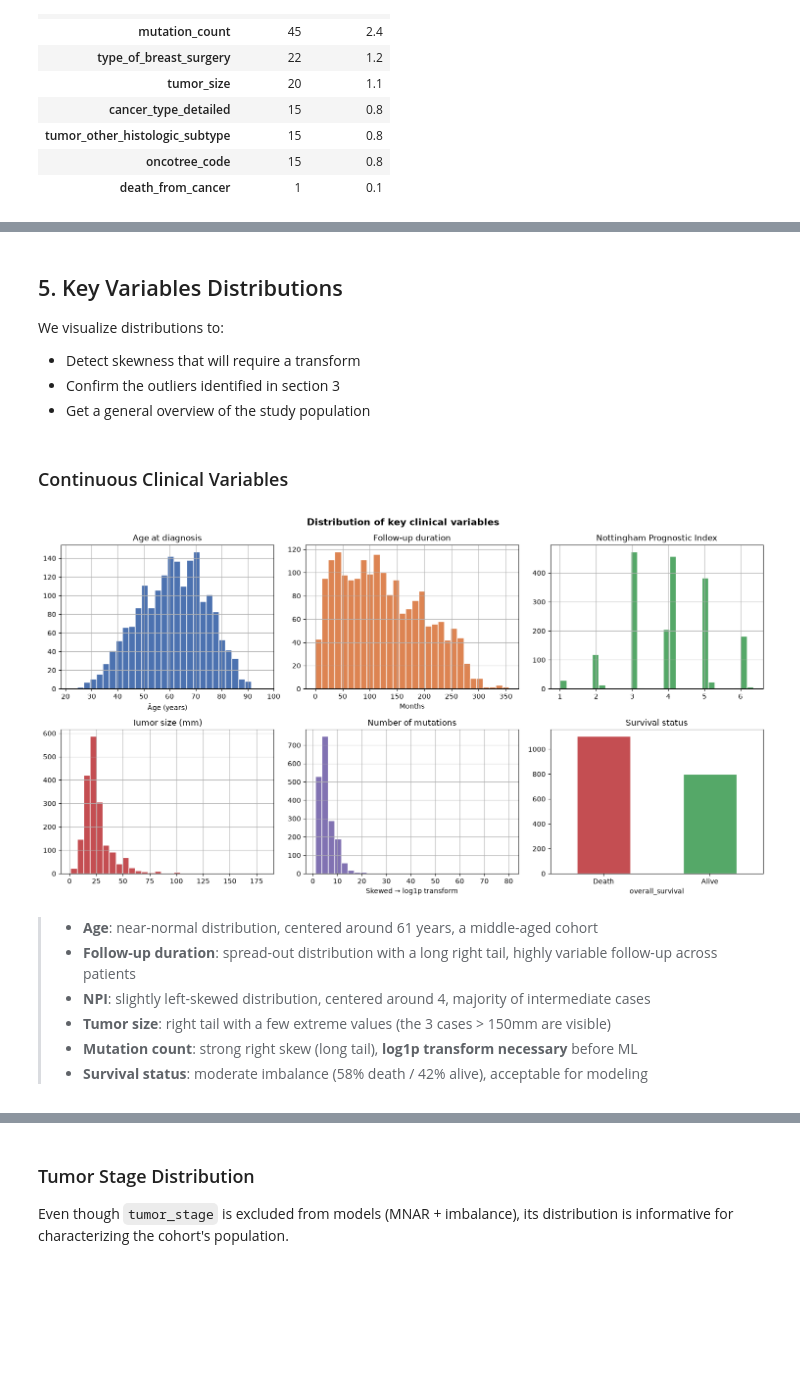
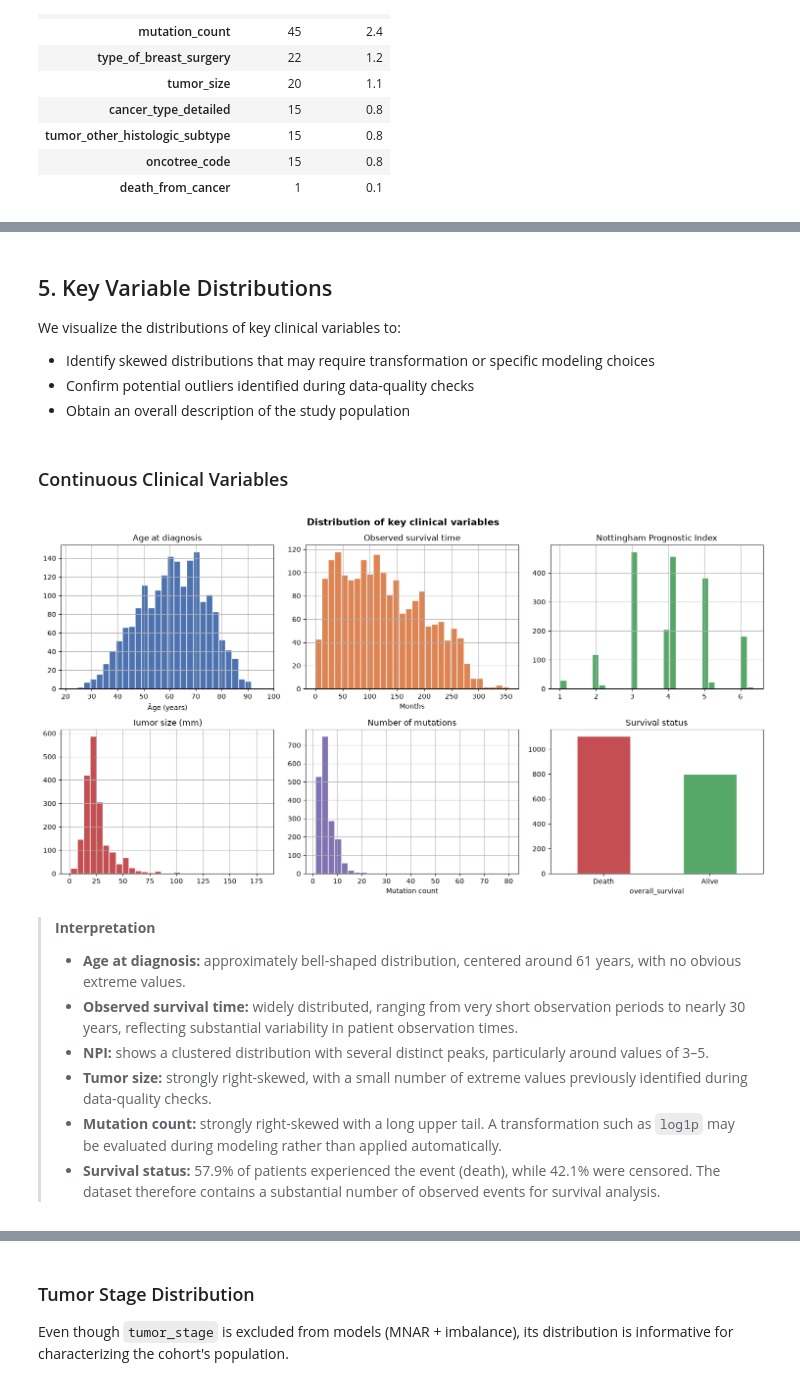
Before and after one commit to juliettebm/METABRIC-Breast-Cancer-Survival-Analysis-Machine-Learning, a Jupyter notebook: notebooks/01_exploration.ipynb, the cells around one changed output, grey strips where cells are left out. Cells and saved outputs as stored; diff of their text form; code cells hidden in the pictures; blank space fills up the shorter version.

```diff
--- a/notebooks/01_exploration.ipynb
+++ b/notebooks/01_exploration.ipynb
@@ -536,0 +553,23 @@ for group in ["overall_survival"]:
+# %%
+df["stage_missing"] = df["tumor_stage"].isna().astype(int)
+
+stage_by_survival = pd.crosstab(
+    df["overall_survival"],
+    df["stage_missing"],
+    normalize="index"
+) * 100
+
+stage_by_survival.columns = ["Stage observed (%)", "Stage missing (%)"]
+
+display(stage_by_survival.round(1))
+
+
+table = pd.crosstab(
+    df["overall_survival"],
+    df["stage_missing"]
+)
+
+chi2, p_value, _, _ = chi2_contingency(table)
+
+print(f"Chi-square = {chi2:.2f}")
+print(f"p-value    = {p_value:.4f}")
@@ -596,51 +708,54 @@ Average NPI by tumor stage
 # %% [markdown]
-## 5. Key Variables Distributions
+## 5. Key Variable Distributions
 
-We visualize distributions to:
-- Detect skewness that will require a transform
-- Confirm the outliers identified in section 3
-- Get a general overview of the study population
+We visualize the distributions of key clinical variables to:
+
+* Identify skewed distributions that may require transformation or specific modeling choices
+* Confirm potential outliers identified during data-quality checks
+* Obtain an overall description of the study population
 # %% [markdown]
 ### Continuous Clinical Variables
 # %%
 os.makedirs("../figures", exist_ok=True)
 
 fig, axes = plt.subplots(2, 3, figsize=(15, 8))
 fig.suptitle("Distribution of key clinical variables", fontsize=14, fontweight="bold")
 
 df["age_at_diagnosis"].hist(bins=30, ax=axes[0,0], color="#4C72B0", edgecolor="white")
 axes[0,0].set_title("Age at diagnosis") ; axes[0,0].set_xlabel("Âge (years)")
 
 df["overall_survival_months"].hist(bins=30, ax=axes[0,1], color="#DD8452", edgecolor="white")
-axes[0,1].set_title("Follow-up duration") ; axes[0,1].set_xlabel("Months")
+axes[0,1].set_title("Observed survival time") ; axes[0,1].set_xlabel("Months")
 
 df["nottingham_prognostic_index"].hist(bins=30, ax=axes[0,2], color="#55A868", edgecolor="white")
 axes[0,2].set_title("Nottingham Prognostic Index")
 
 df["tumor_size"].hist(bins=30, ax=axes[1,0], color="#C44E52", edgecolor="white")
 axes[1,0].set_title("Tumor size (mm)")
 
 df["mutation_count"].hist(bins=30, ax=axes[1,1], color="#8172B2", edgecolor="white")
 axes[1,1].set_title("Number of mutations")
-axes[1,1].set_xlabel("Skewed → log1p transform")
+axes[1,1].set_xlabel("Mutation count")
 
 df["overall_survival"].map({0: "Death", 1: "Alive"}).value_counts().plot(
     kind="bar", ax=axes[1,2], color=["#C44E52", "#55A868"], edgecolor="white")
 axes[1,2].set_title("Survival status")
 axes[1,2].set_xticklabels(["Death", "Alive"], rotation=0)
 
 plt.tight_layout()
 plt.savefig("../figures/01_distributions.png", dpi=150, bbox_inches="tight")
 plt.show()
 # %% [output]
-[figure, old version]
+[figure, new version]
 # %% [markdown]
-> - **Age**: near-normal distribution, centered around 61 years, a middle-aged cohort
-> - **Follow-up duration**: spread-out distribution with a long right tail, highly variable follow-up across patients
-> - **NPI**: slightly left-skewed distribution, centered around 4, majority of intermediate cases
-> - **Tumor size**: right tail with a few extreme values (the 3 cases > 150mm are visible)
-> - **Mutation count**: strong right skew (long tail), **log1p transform necessary** before ML
-> - **Survival status**: moderate imbalance (58% death / 42% alive), acceptable for modeling
+> **Interpretation**
+>
+> * **Age at diagnosis:** approximately bell-shaped distribution, centered around 61 years, with no obvious extreme values.
+> * **Observed survival time:** widely distributed, ranging from very short observation periods to nearly 30 years, reflecting substantial variability in patient observation times.
+> * **NPI:** shows a clustered distribution with several distinct peaks, particularly around values of 3–5.
+> * **Tumor size:** strongly right-skewed, with a small number of extreme values previously identified during data-quality checks.
+> * **Mutation count:** strongly right-skewed with a long upper tail. A transformation such as `log1p` may be evaluated during modeling rather than applied automatically.
+> * **Survival status:** 57.9% of patients experienced the event (death), while 42.1% were censored. The dataset therefore contains a substantial number of observed events for survival analysis.
 # %% [markdown]
 ### Biomarkers ER / PR / HER2
 
```
Also changed, not shown: parts of 32 cells of this notebook.
